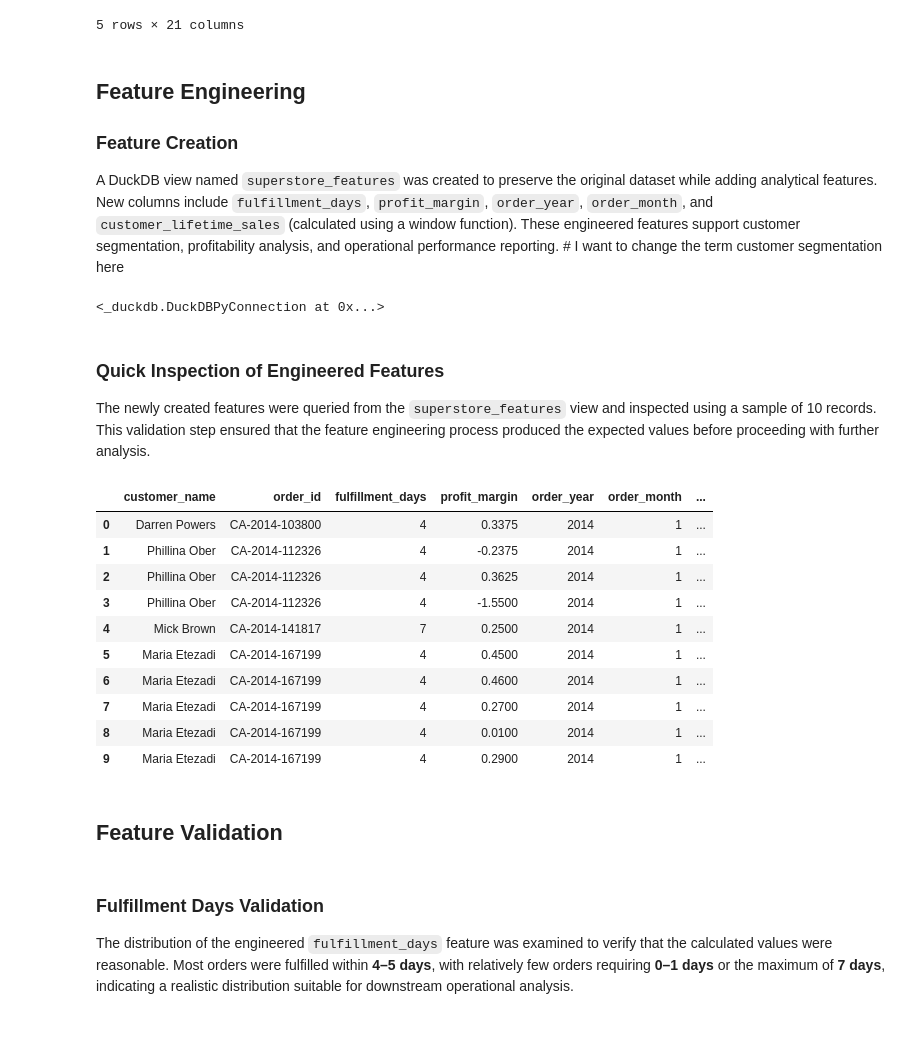
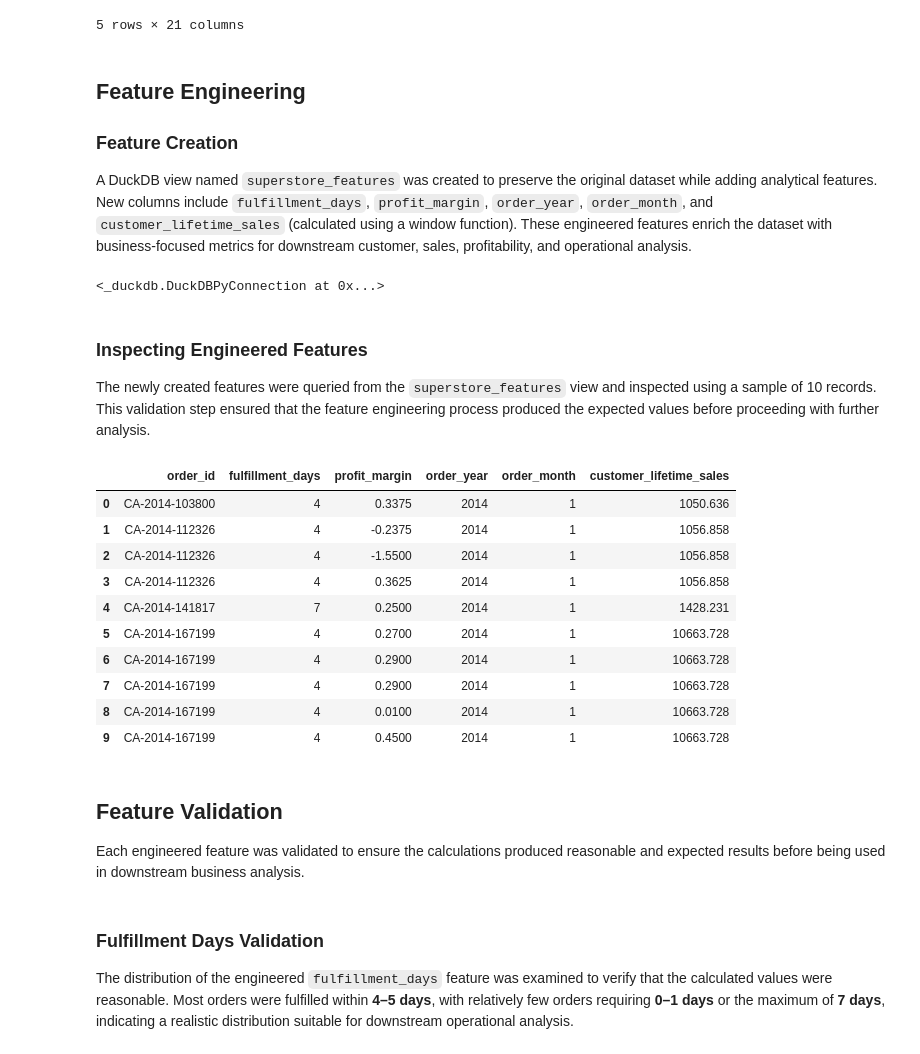
Before and after one commit to danigeiger/e_commerce_duckdb_project, a Jupyter notebook: notebooks/02_duckdb_feature_engineering.ipynb, the cells around one changed output. Cells and saved outputs as stored; diff of their text form; code cells hidden in the pictures.

Commit message:
Complete DuckDB feature engineering workflow and documentation

```diff
--- a/notebooks/02_duckdb_feature_engineering.ipynb
+++ b/notebooks/02_duckdb_feature_engineering.ipynb
@@ -40,7 +40,8 @@ LIMIT 5
 ## Feature Engineering
 
 ### Feature Creation
-A DuckDB view named `superstore_features` was created to preserve the original dataset while adding analytical features. New columns include `fulfillment_days`, `profit_margin`, `order_year`, `order_month`, and `customer_lifetime_sales` (calculated using a window function). These engineered features support customer segmentation, profitability analysis, and operational performance reporting. # I want to change the term customer segmentation here
+
+A DuckDB view named `superstore_features` was created to preserve the original dataset while adding analytical features. New columns include `fulfillment_days`, `profit_margin`, `order_year`, `order_month`, and `customer_lifetime_sales` (calculated using a window function). These engineered features enrich the dataset with business-focused metrics for downstream customer, sales, profitability, and operational analysis.
 # %%
 con.execute("""
 CREATE OR REPLACE VIEW superstore_features AS
@@ -58,37 +59,38 @@ FROM superstore
 # %% [output]
 <_duckdb.DuckDBPyConnection at 0x...>
 # %% [markdown]
-### Quick Inspection of Engineered Features
+### Inspecting Engineered Features
 
 The newly created features were queried from the `superstore_features` view and inspected using a sample of 10 records. This validation step ensured that the feature engineering process produced the expected values before proceeding with further analysis.
 # %%
 con.execute("""
 SELECT
-    customer_name,
     order_id,
     fulfillment_days,
     profit_margin,
     order_year,
     order_month,
     customer_lifetime_sales
 FROM superstore_features
 ORDER BY order_date
 LIMIT 10;
 """).df()
 # %% [output]
-|  | customer_name | order_id | fulfillment_days | profit_margin | order_year | order_month | ... |
-| 0 | Darren Powers | CA-2014-103800 | 4 | 0.3375 | 2014 | 1 | ... |
-| 1 | Phillina Ober | CA-2014-112326 | 4 | -0.2375 | 2014 | 1 | ... |
-| 2 | Phillina Ober | CA-2014-112326 | 4 | 0.3625 | 2014 | 1 | ... |
-| 3 | Phillina Ober | CA-2014-112326 | 4 | -1.5500 | 2014 | 1 | ... |
-| 4 | Mick Brown | CA-2014-141817 | 7 | 0.2500 | 2014 | 1 | ... |
-| 5 | Maria Etezadi | CA-2014-167199 | 4 | 0.4500 | 2014 | 1 | ... |
-| 6 | Maria Etezadi | CA-2014-167199 | 4 | 0.4600 | 2014 | 1 | ... |
-| 7 | Maria Etezadi | CA-2014-167199 | 4 | 0.2700 | 2014 | 1 | ... |
-| 8 | Maria Etezadi | CA-2014-167199 | 4 | 0.0100 | 2014 | 1 | ... |
-| 9 | Maria Etezadi | CA-2014-167199 | 4 | 0.2900 | 2014 | 1 | ... |
+|  | order_id | fulfillment_days | profit_margin | order_year | order_month | customer_lifetime_sales |
+| 0 | CA-2014-103800 | 4 | 0.3375 | 2014 | 1 | 1050.636 |
+| 1 | CA-2014-112326 | 4 | -0.2375 | 2014 | 1 | 1056.858 |
+| 2 | CA-2014-112326 | 4 | -1.5500 | 2014 | 1 | 1056.858 |
+| 3 | CA-2014-112326 | 4 | 0.3625 | 2014 | 1 | 1056.858 |
+| 4 | CA-2014-141817 | 7 | 0.2500 | 2014 | 1 | 1428.231 |
+| 5 | CA-2014-167199 | 4 | 0.2700 | 2014 | 1 | 10663.728 |
+| 6 | CA-2014-167199 | 4 | 0.2900 | 2014 | 1 | 10663.728 |
+| 7 | CA-2014-167199 | 4 | 0.2900 | 2014 | 1 | 10663.728 |
+| 8 | CA-2014-167199 | 4 | 0.0100 | 2014 | 1 | 10663.728 |
+| 9 | CA-2014-167199 | 4 | 0.4500 | 2014 | 1 | 10663.728 |
 # %% [markdown]
 ## Feature Validation
+
+Each engineered feature was validated to ensure the calculations produced reasonable and expected results before being used in downstream business analysis.
 # %% [markdown]
 ### Fulfillment Days Validation
 
```
Also changed, not shown: parts of 19 cells of this notebook.
